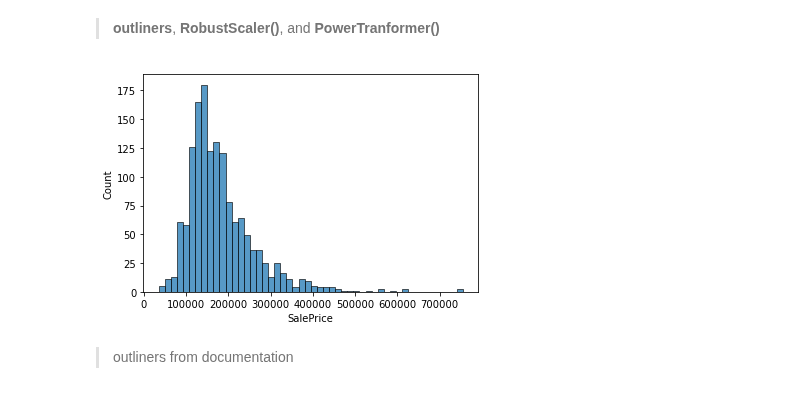
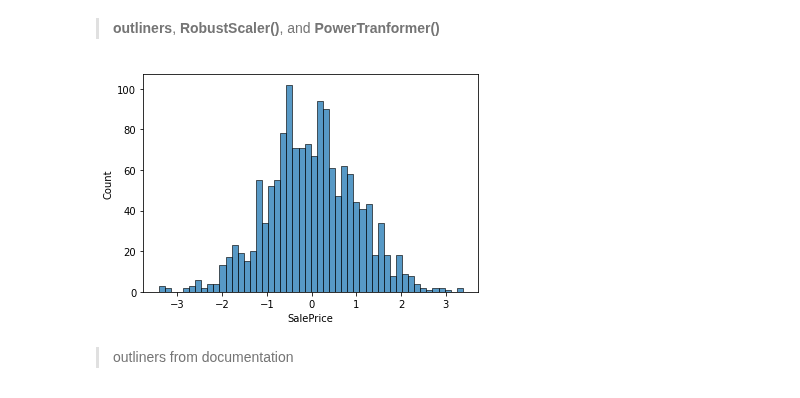
Before and after one commit to antirrabia/Data-Mining, a Jupyter notebook: notebooks/HousePrices(v.2).ipynb, the cells around one changed output. Drawn from its saved outputs; the diff is of its cells as text; code cells hidden in the pictures.

```diff
--- a/notebooks/HousePrices(v.2).ipynb
+++ b/notebooks/HousePrices(v.2).ipynb
@@ -47,9 +47,9 @@ raw_columns = set( all_d.columns )
 > **outliners**, **RobustScaler()**, and **PowerTranformer()**
 # %%
 # chequing the distribution of y
-sns.histplot(y, bins=50);
+sns.histplot( d_tr['SalePrice'], bins=50);
 # %% [output]
-[figure, old version]
+[figure, new version]
 # %% [markdown]
 > outliners from documentation
 # %%
```
Also changed, not shown: parts of 10 cells of this notebook.
